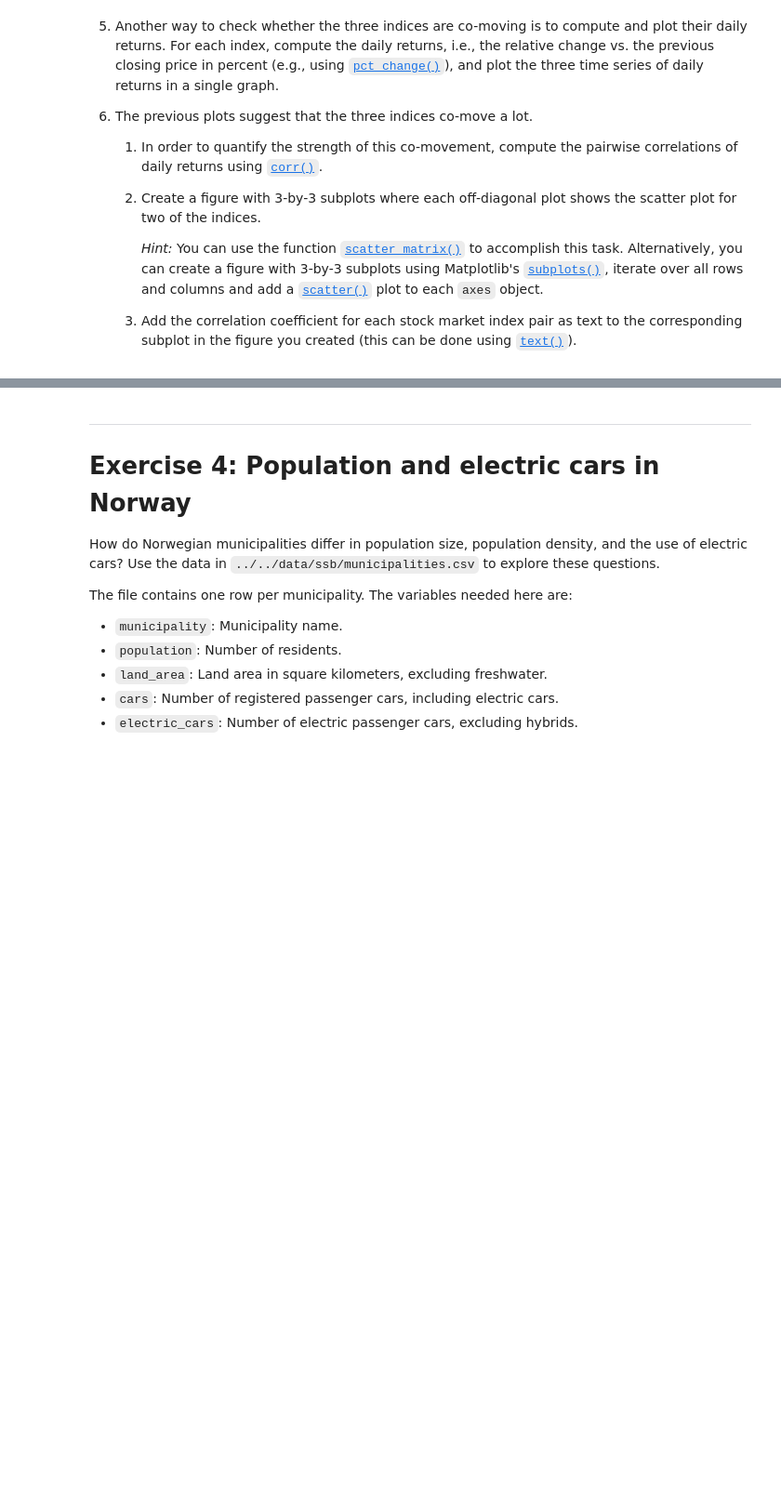
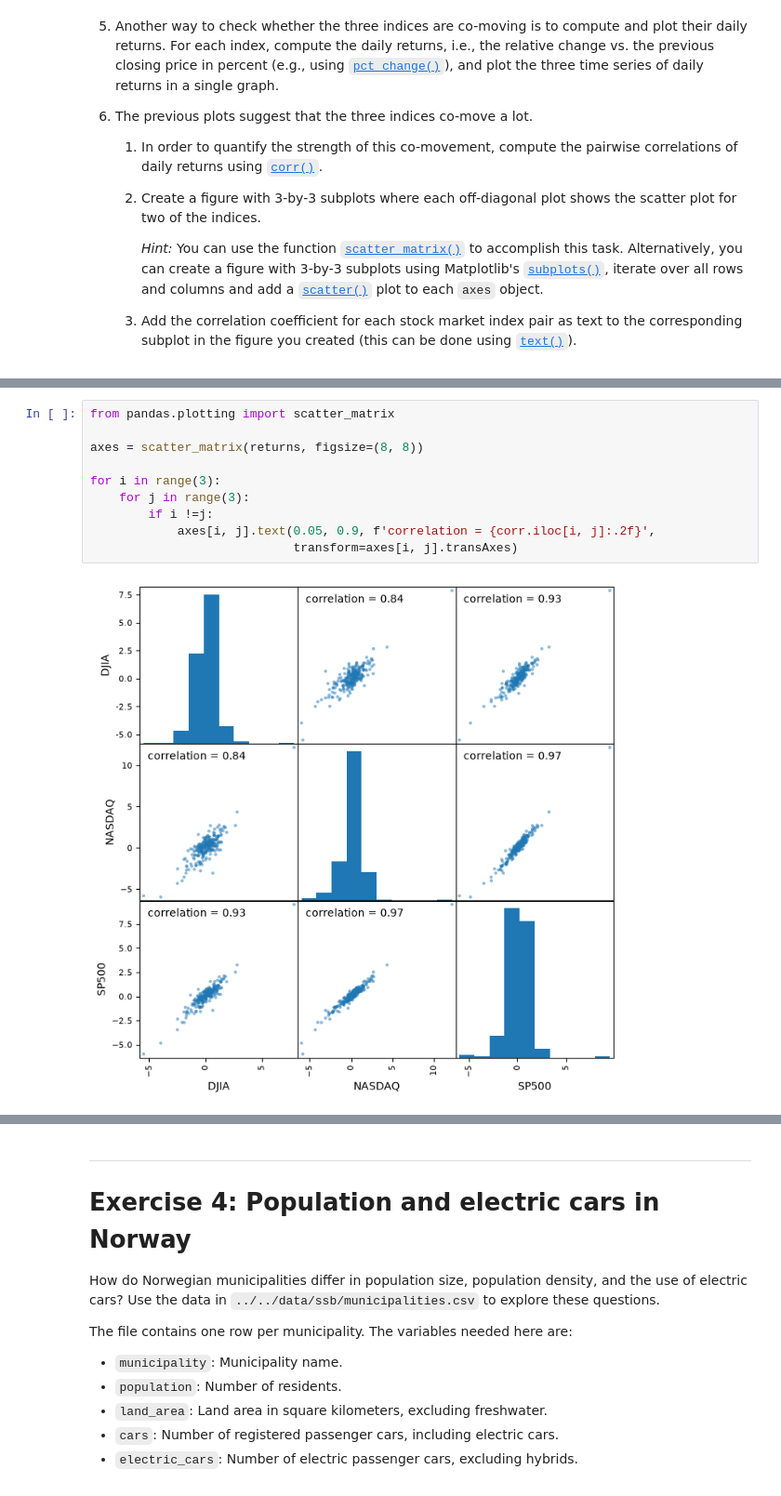
Before and after one commit to FilipThue/TECH2-H26, a Jupyter notebook: workshops/workshop3/workshop3-FT.ipynb, the cells around one changed output, grey strips where cells are left out. Shown at 93% size. Saved outputs shown, nothing was run; the diff lists cells and outputs as text; blank space fills up the shorter version.

```diff
--- a/workshops/workshop3/workshop3-FT.ipynb
+++ b/workshops/workshop3/workshop3-FT.ipynb
@@ -276,0 +301,12 @@ Use the data in `indices.csv` from the folder `../../data/stockmarket` to solve
+# %%
+from pandas.plotting import scatter_matrix
+
+axes = scatter_matrix(returns, figsize=(8, 8))
+
+for i in range(3):
+    for j in range(3):
+        if i !=j:
+            axes[i, j].text(0.05, 0.9, f'correlation = {corr.iloc[i, j]:.2f}',
+                            transform=axes[i, j].transAxes)
+# %% [output]
+[figure, added]
```
Also changed, not shown: parts of 6 cells of this notebook.
